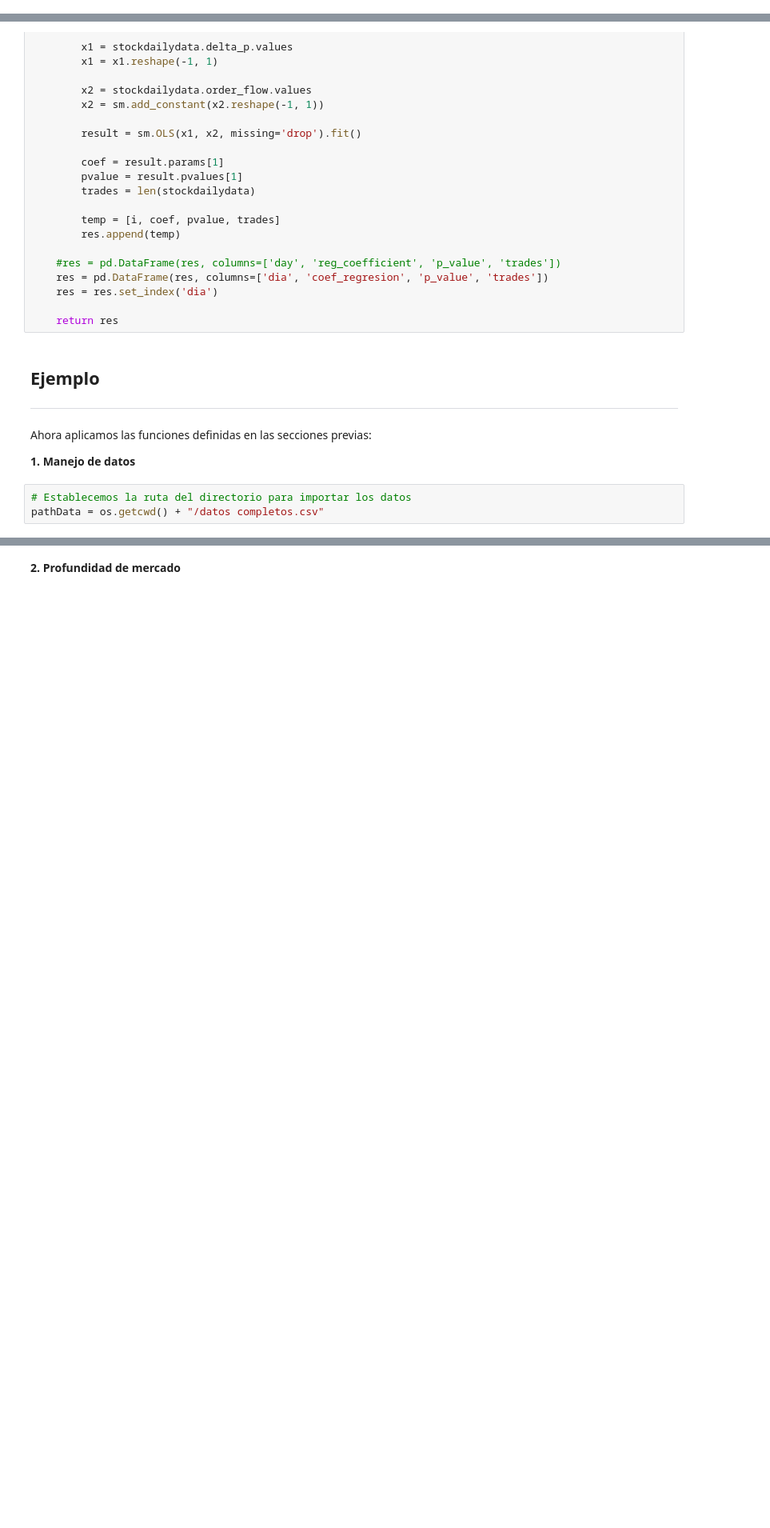
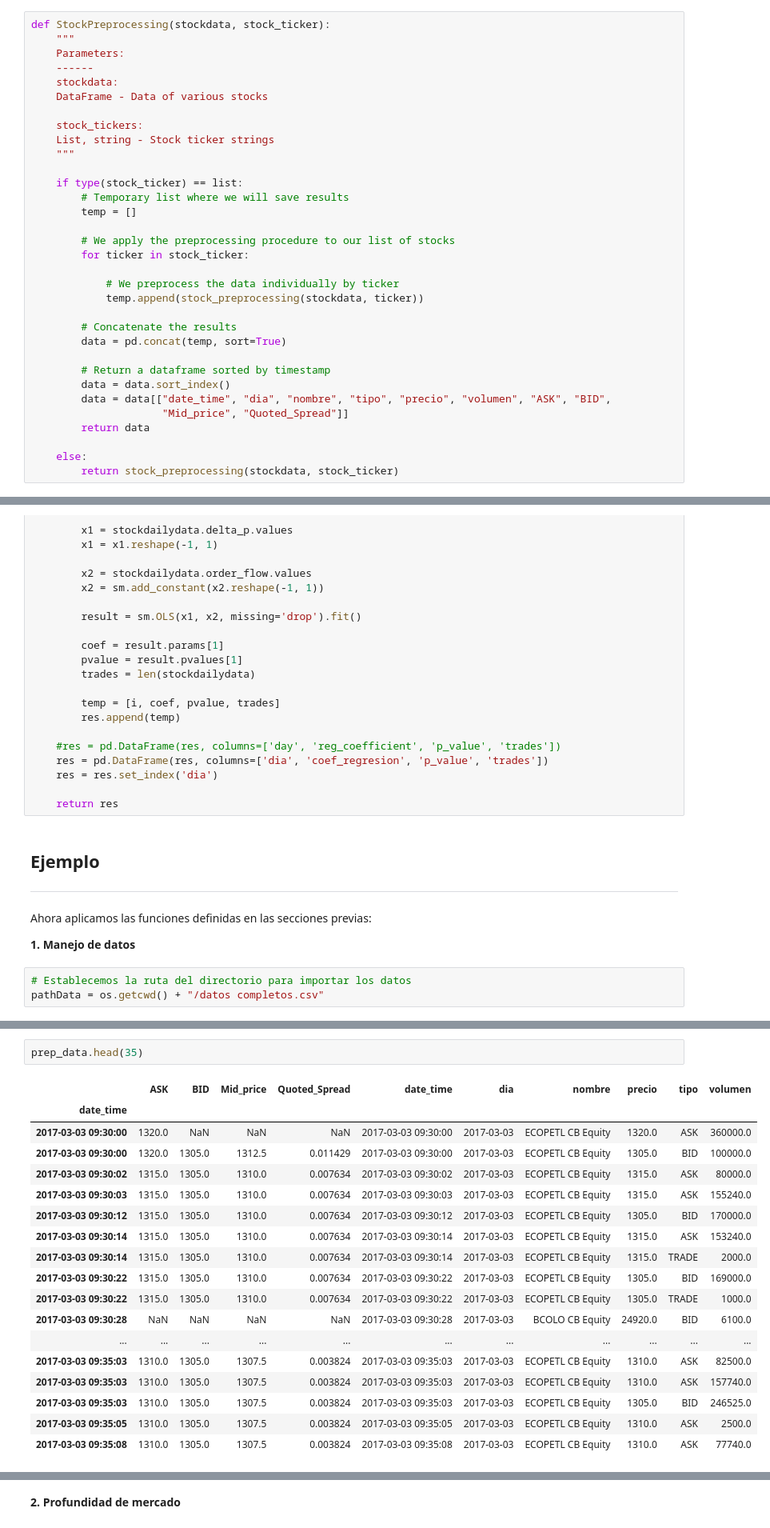
Before and after one commit to nromerodiaz/MarketQualityParams, a Jupyter notebook: PreprocessPipeline.ipynb, the cells around one changed output, grey strips where cells are left out. Shown at 80% size. Saved outputs shown, nothing was run; the diff lists cells and outputs as text; blank space fills up the shorter version.

```diff
--- a/PreprocessPipeline.ipynb
+++ b/PreprocessPipeline.ipynb
@@ -142,4 +154,37 @@ def StockPreprocessing(stockdata, stock_ticker):
     return stockdata
+# %%
+def StockPreprocessing(stockdata, stock_ticker):
+    """
+    Parameters:
+    ------
+    stockdata:
+    DataFrame - Data of various stocks
+
+    stock_tickers:
+    List, string - Stock ticker strings
+    """
+
+    if type(stock_ticker) == list:
+        # Temporary list where we will save results
+        temp = []
+
+        # We apply the preprocessing procedure to our list of stocks
+        for ticker in stock_ticker:
+
+            # We preprocess the data individually by ticker
+            temp.append(stock_preprocessing(stockdata, ticker))
+
+        # Concatenate the results
+        data = pd.concat(temp, sort=True)
+
+        # Return a dataframe sorted by timestamp
+        data = data.sort_index()
+        data = data[["date_time", "dia", "nombre", "tipo", "precio", "volumen", "ASK", "BID",
+                     "Mid_price", "Quoted_Spread"]]
+        return data
+
+    else:
+        return stock_preprocessing(stockdata, stock_ticker)
 # %% [markdown]
 ## 2. Profundidad de mercado
 ---
@@ -423,0 +482,21 @@ Wall time: 1.74 s
+# %%
+prep_data.head(35)
+# %% [output]
+|  | ASK | BID | Mid_price | Quoted_Spread | date_time | dia | nombre | precio | tipo | volumen |
+| date_time |  |  |  |  |  |  |  |  |  |  |
+| 2017-03-03 09:30:00 | 1320.0 | NaN | NaN | NaN | 2017-03-03 09:30:00 | 2017-03-03 | ECOPETL CB Equity | 1320.0 | ASK | 360000.0 |
+| 2017-03-03 09:30:00 | 1320.0 | 1305.0 | 1312.5 | 0.011429 | 2017-03-03 09:30:00 | 2017-03-03 | ECOPETL CB Equity | 1305.0 | BID | 100000.0 |
+| 2017-03-03 09:30:02 | 1315.0 | 1305.0 | 1310.0 | 0.007634 | 2017-03-03 09:30:02 | 2017-03-03 | ECOPETL CB Equity | 1315.0 | ASK | 80000.0 |
+| 2017-03-03 09:30:03 | 1315.0 | 1305.0 | 1310.0 | 0.007634 | 2017-03-03 09:30:03 | 2017-03-03 | ECOPETL CB Equity | 1315.0 | ASK | 155240.0 |
+| 2017-03-03 09:30:12 | 1315.0 | 1305.0 | 1310.0 | 0.007634 | 2017-03-03 09:30:12 | 2017-03-03 | ECOPETL CB Equity | 1305.0 | BID | 170000.0 |
+| 2017-03-03 09:30:14 | 1315.0 | 1305.0 | 1310.0 | 0.007634 | 2017-03-03 09:30:14 | 2017-03-03 | ECOPETL CB Equity | 1315.0 | ASK | 153240.0 |
+| 2017-03-03 09:30:14 | 1315.0 | 1305.0 | 1310.0 | 0.007634 | 2017-03-03 09:30:14 | 2017-03-03 | ECOPETL CB Equity | 1315.0 | TRADE | 2000.0 |
+| 2017-03-03 09:30:22 | 1315.0 | 1305.0 | 1310.0 | 0.007634 | 2017-03-03 09:30:22 | 2017-03-03 | ECOPETL CB Equity | 1305.0 | BID | 169000.0 |
+| 2017-03-03 09:30:22 | 1315.0 | 1305.0 | 1310.0 | 0.007634 | 2017-03-03 09:30:22 | 2017-03-03 | ECOPETL CB Equity | 1305.0 | TRADE | 1000.0 |
+| 2017-03-03 09:30:28 | NaN | NaN | NaN | NaN | 2017-03-03 09:30:28 | 2017-03-03 | BCOLO CB Equity | 24920.0 | BID | 6100.0 |
+| ... | ... | ... | ... | ... | ... | ... | ... | ... | ... | ... |
+| 2017-03-03 09:35:03 | 1310.0 | 1305.0 | 1307.5 | 0.003824 | 2017-03-03 09:35:03 | 2017-03-03 | ECOPETL CB Equity | 1310.0 | ASK | 82500.0 |
+| 2017-03-03 09:35:03 | 1310.0 | 1305.0 | 1307.5 | 0.003824 | 2017-03-03 09:35:03 | 2017-03-03 | ECOPETL CB Equity | 1310.0 | ASK | 157740.0 |
+| 2017-03-03 09:35:03 | 1310.0 | 1305.0 | 1307.5 | 0.003824 | 2017-03-03 09:35:03 | 2017-03-03 | ECOPETL CB Equity | 1305.0 | BID | 246525.0 |
+| 2017-03-03 09:35:05 | 1310.0 | 1305.0 | 1307.5 | 0.003824 | 2017-03-03 09:35:05 | 2017-03-03 | ECOPETL CB Equity | 1310.0 | ASK | 2500.0 |
+| 2017-03-03 09:35:08 | 1310.0 | 1305.0 | 1307.5 | 0.003824 | 2017-03-03 09:35:08 | 2017-03-03 | ECOPETL CB Equity | 1310.0 | ASK | 77740.0 |
```
Also changed, not shown: parts of 17 cells of this notebook.
